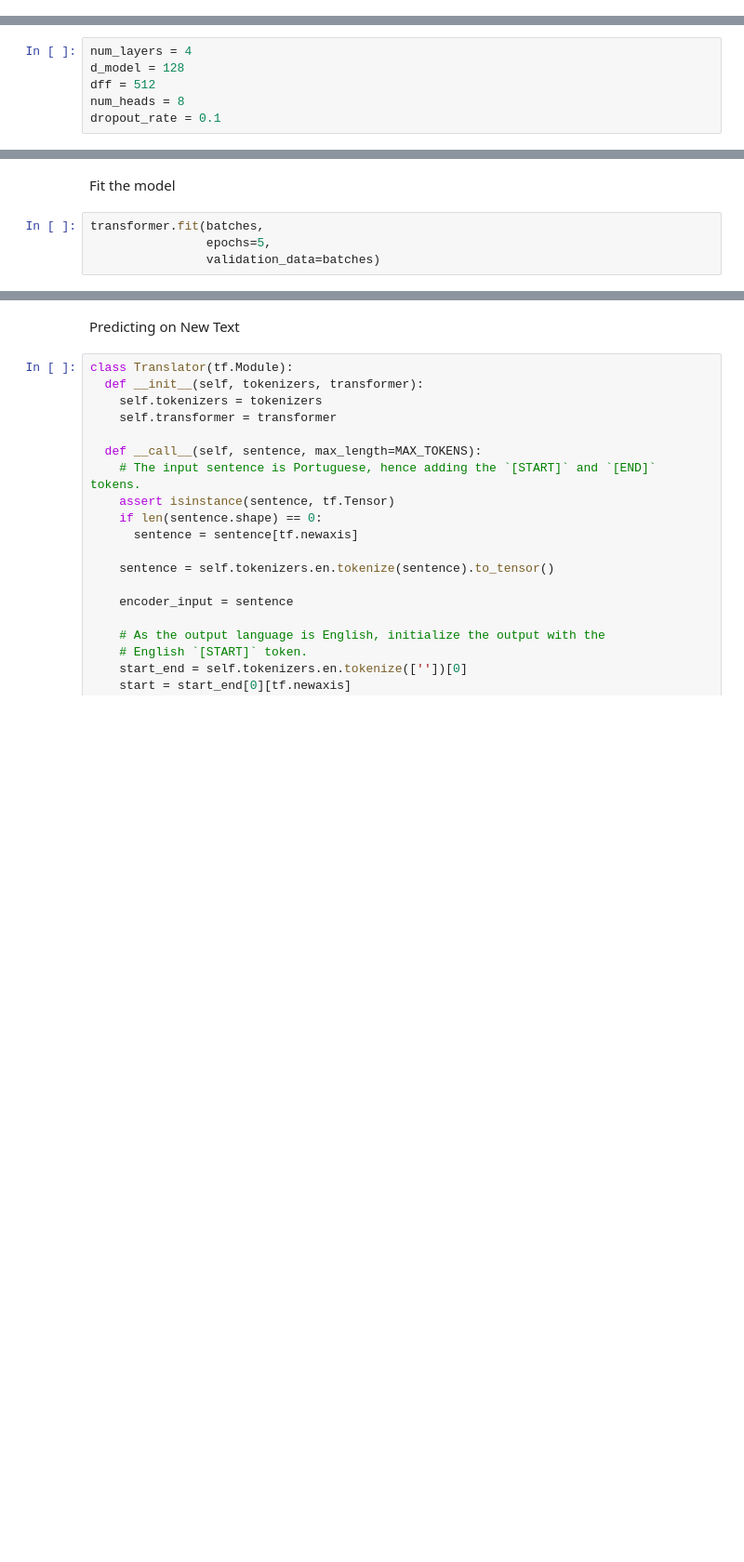
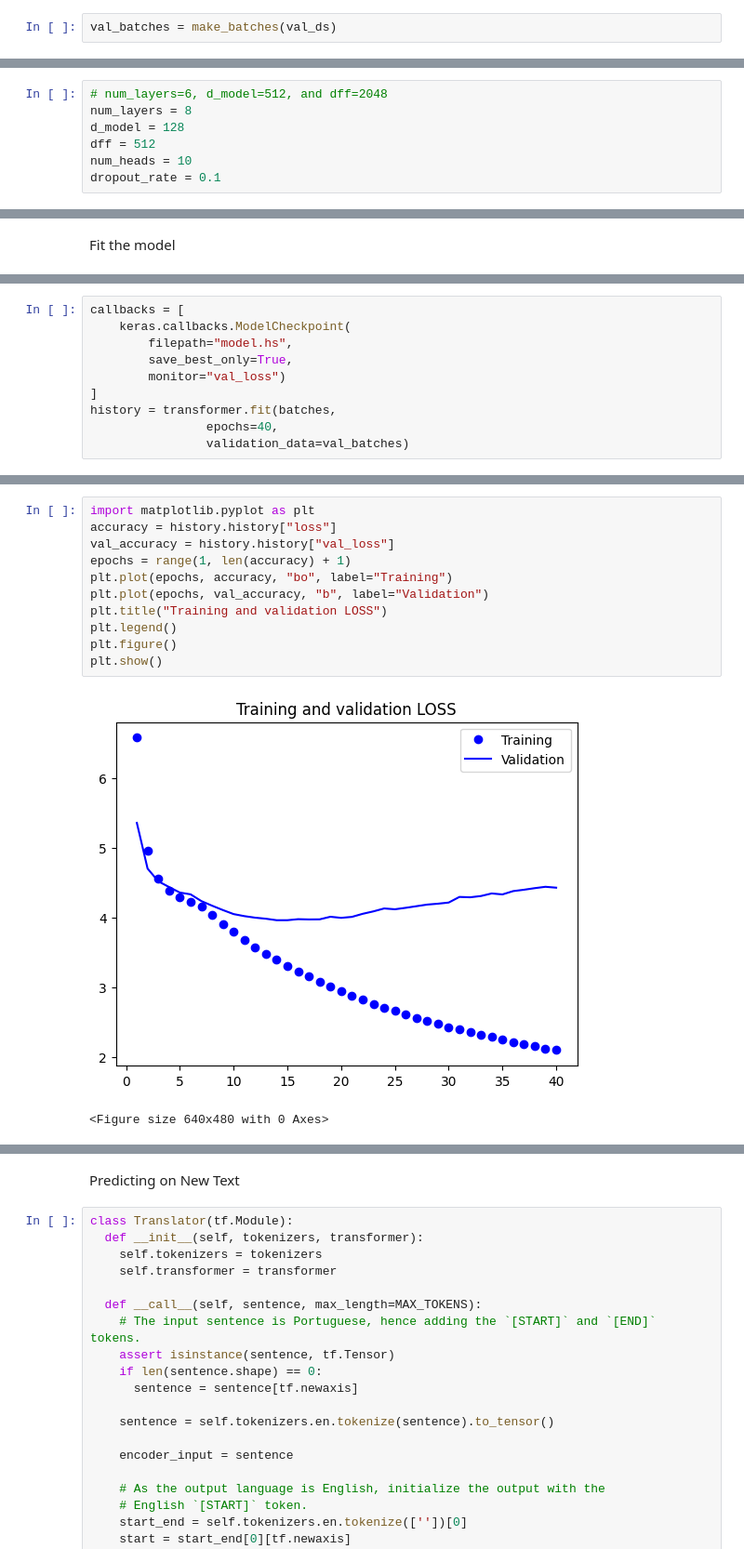
Before and after one commit to gumphso/child-friendly-definitions, a Jupyter notebook: notebooks/start/EnglishDefModel.ipynb, the cells around one changed output, grey strips where cells are left out. Shown: that part at 93% size. Saved outputs shown, nothing was run; the diff lists cells and outputs as text; blank space fills up the shorter version.

```diff
--- a/notebooks/start/EnglishDefModel.ipynb
+++ b/notebooks/start/EnglishDefModel.ipynb
@@ -264,6 +284,8 @@ batches = make_batches(ds) # test
 batches # if it prints it works
 # %% [output]
 <PrefetchDataset element_spec=((TensorSpec(shape=(None, None), dtype=tf.int64, name=None), TensorSpec(shape=(None, None), dtype=tf.int64, name=None)), TensorSpec(shape=(None, None), dtype=tf.int64, na ...
+# %%
+val_batches = make_batches(val_ds)
 # %%
 for (DEF, SIMP), SIMP_labels in batches.take(1):
   break
@@ -657,10 +679,11 @@ class Transformer(tf.keras.Model):
 # %% [markdown]
 Setting up the model
 # %%
-num_layers = 4
+# num_layers=6, d_model=512, and dff=2048
+num_layers = 8
 d_model = 128
 dff = 512
-num_heads = 8
+num_heads = 10
 dropout_rate = 0.1
 # %%
 inputVocabSize = tokenizers.en.get_vocab_size().numpy()
@@ -764,6 +771,2 @@ _________________________________________________________________
 # %% [markdown]
 Fit the model
-# %%
-transformer.fit(batches,
-                epochs=5,
-                validation_data=batches)
@@ -781,0 +773,10 @@ Epoch 5/5
+# %%
+callbacks = [
+    keras.callbacks.ModelCheckpoint(
+        filepath="model.hs",
+        save_best_only=True,
+        monitor="val_loss")
+]
+history = transformer.fit(batches,
+                epochs=40,
+                validation_data=val_batches)
@@ -781,0 +801,14 @@ Epoch 5/5
+# %%
+import matplotlib.pyplot as plt
+accuracy = history.history["loss"]
+val_accuracy = history.history["val_loss"]
+epochs = range(1, len(accuracy) + 1)
+plt.plot(epochs, accuracy, "bo", label="Training")
+plt.plot(epochs, val_accuracy, "b", label="Validation")
+plt.title("Training and validation LOSS")
+plt.legend()
+plt.figure()
+plt.show()
+# %% [output]
+[figure, added]
+<Figure size 640x480 with 0 Axes>
```
Also changed, not shown: parts of 29 cells of this notebook, 6 other files.
